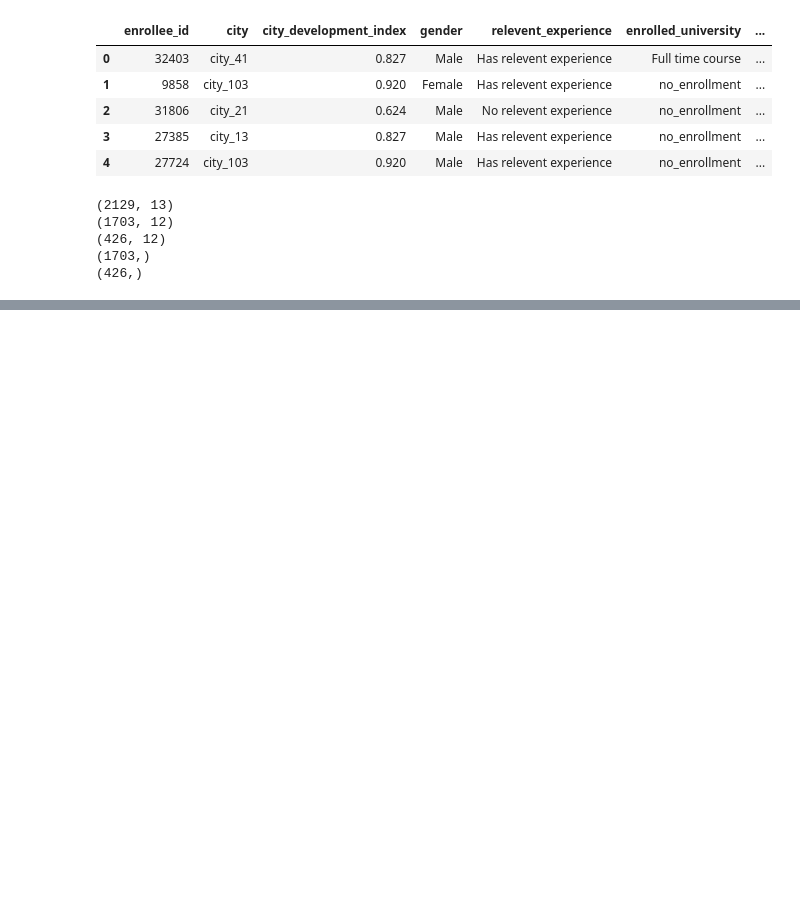
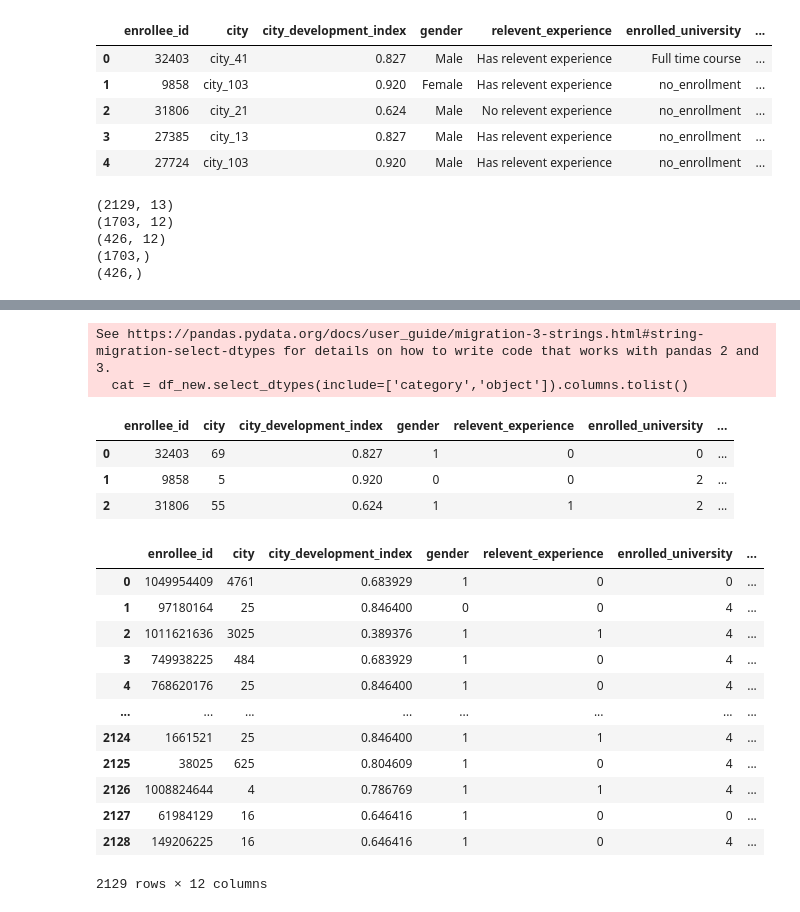
Before and after one commit to gaurav712-gujjar/new_test_ml, a Jupyter notebook: test.ipynb, the cells around one changed output, grey strips where cells are left out. Cells and saved outputs as stored; diff of their text form; code cells hidden in the pictures; blank space fills up the shorter version.

```diff
--- a/test.ipynb
+++ b/test.ipynb
@@ -74,0 +191,20 @@ print(y_test.shape)
+# %%
+cat = df_new.select_dtypes(include=['category','object']).columns.tolist()
+# %% [output]
+See https://pandas.pydata.org/docs/user_guide/migration-3-strings.html#string-migration-select-dtypes for details on how to write code that works with pandas 2 and 3.
+  cat = df_new.select_dtypes(include=['category','object']).columns.tolist()
+# %%
+from sklearn.preprocessing import LabelEncoder
+
+for i in cat:
+    le = LabelEncoder()
+    df_new[i] = le.fit_transform(df_new[i])
+# %%
+df_new.head(3)
+# %% [output]
+|  | enrollee_id | city | city_development_index | gender | relevent_experience | enrolled_university | ... |
+| 0 | 32403 | 69 | 0.827 | 1 | 0 | 0 | ... |
+| 1 | 9858 | 5 | 0.920 | 0 | 0 | 2 | ... |
+| 2 | 31806 | 55 | 0.624 | 1 | 1 | 2 | ... |
+# %%
+x = df_new.drop(columns=['training_hours'])
@@ -74,0 +214,19 @@ print(y_test.shape)
+# %%
+ft = FunctionTransformer(np.square)
+a = ft.fit_transform(x)
+# %%
+a
+# %% [output]
+|  | enrollee_id | city | city_development_index | gender | relevent_experience | enrolled_university | ... |
+| 0 | 1049954409 | 4761 | 0.683929 | 1 | 0 | 0 | ... |
+| 1 | 97180164 | 25 | 0.846400 | 0 | 0 | 4 | ... |
+| 2 | 1011621636 | 3025 | 0.389376 | 1 | 1 | 4 | ... |
+| 3 | 749938225 | 484 | 0.683929 | 1 | 0 | 4 | ... |
+| 4 | 768620176 | 25 | 0.846400 | 1 | 0 | 4 | ... |
+| ... | ... | ... | ... | ... | ... | ... | ... |
+| 2124 | 1661521 | 25 | 0.846400 | 1 | 1 | 4 | ... |
+| 2125 | 38025 | 625 | 0.804609 | 1 | 0 | 4 | ... |
+| 2126 | 1008824644 | 4 | 0.786769 | 1 | 1 | 4 | ... |
+| 2127 | 61984129 | 16 | 0.646416 | 1 | 0 | 0 | ... |
+| 2128 | 149206225 | 16 | 0.646416 | 1 | 0 | 4 | ... |
+2129 rows × 12 columns
```
Also changed, not shown: parts of 15 cells of this notebook, 1 other file.
